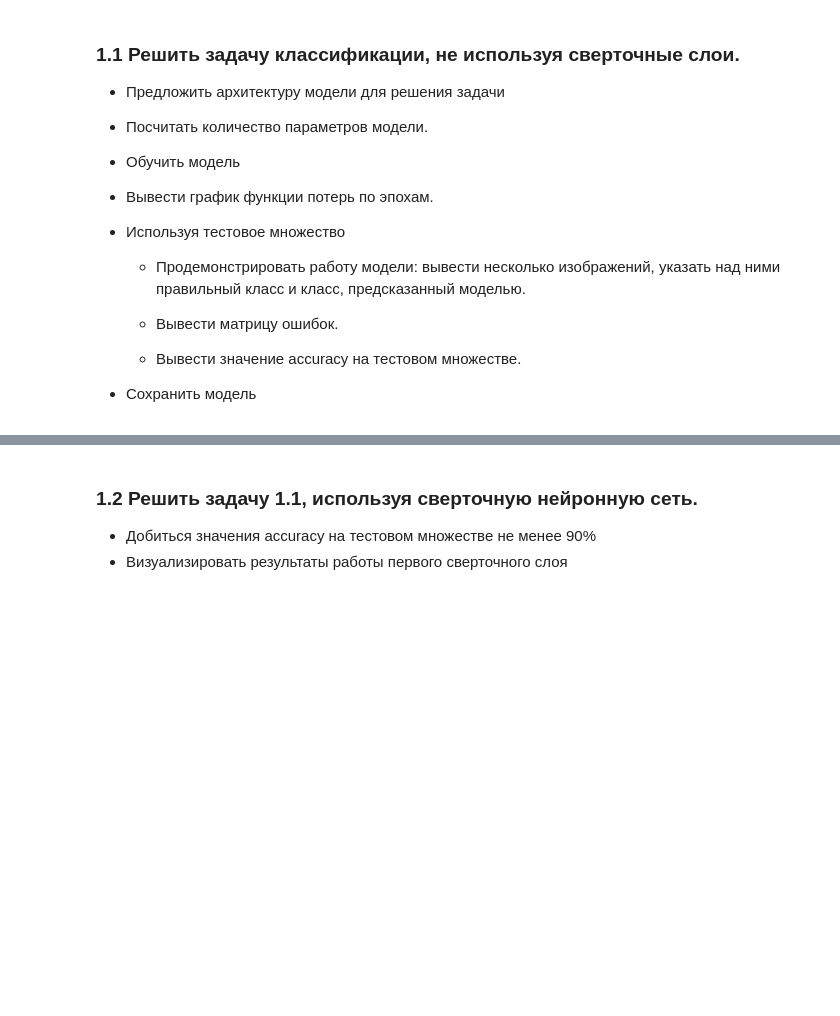
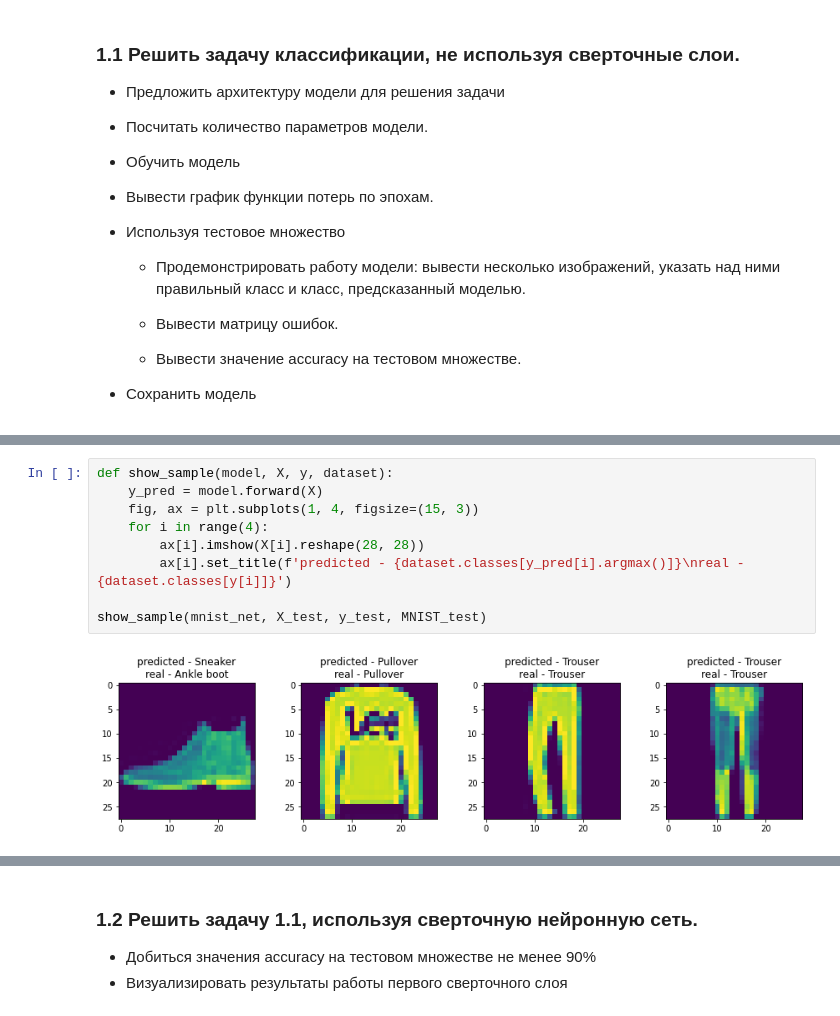
Before and after one commit to AndreevDaniil2002/ML_2, a Jupyter notebook: blank_04_cnn.ipynb, the cells around one changed output, grey strips where cells are left out. Drawn from its saved outputs; the diff is of its cells as text; blank space fills up the shorter version.

```diff
--- a/blank_04_cnn.ipynb
+++ b/blank_04_cnn.ipynb
@@ -26,0 +114,11 @@ import torch.nn.functional as F
+# %%
+def show_sample(model, X, y, dataset):
+    y_pred = model.forward(X)
+    fig, ax = plt.subplots(1, 4, figsize=(15, 3))
+    for i in range(4):
+        ax[i].imshow(X[i].reshape(28, 28))
+        ax[i].set_title(f'predicted - {dataset.classes[y_pred[i].argmax()]}\nreal - {dataset.classes[y[i]]}')
+
+show_sample(mnist_net, X_test, y_test, MNIST_test)
+# %% [output]
+[figure, added]
```
Also changed, not shown: parts of 19 cells of this notebook.
